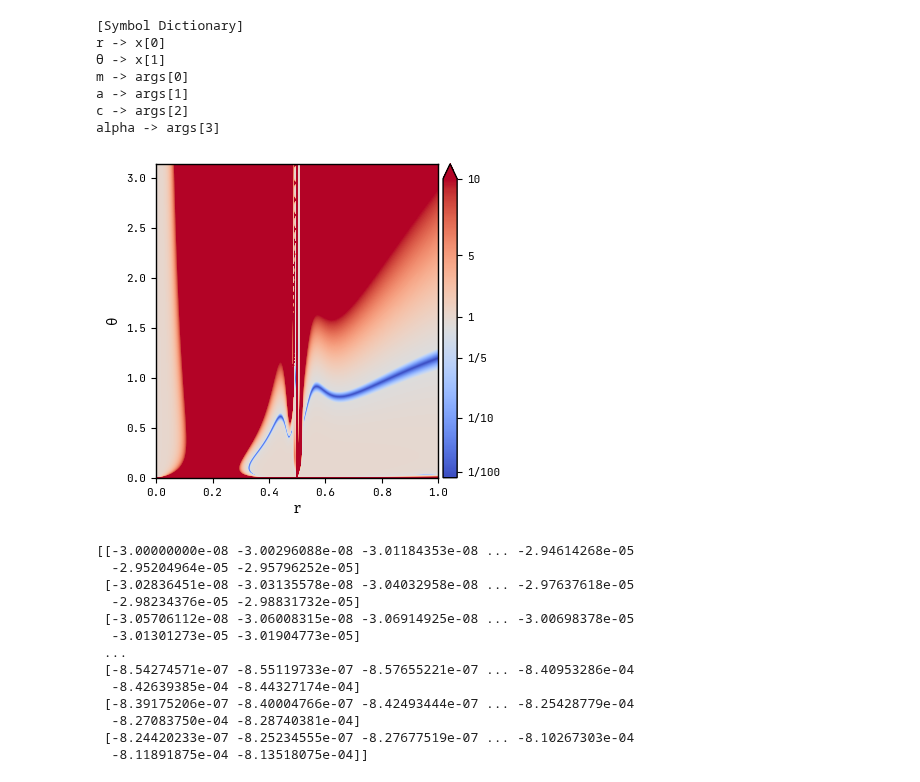
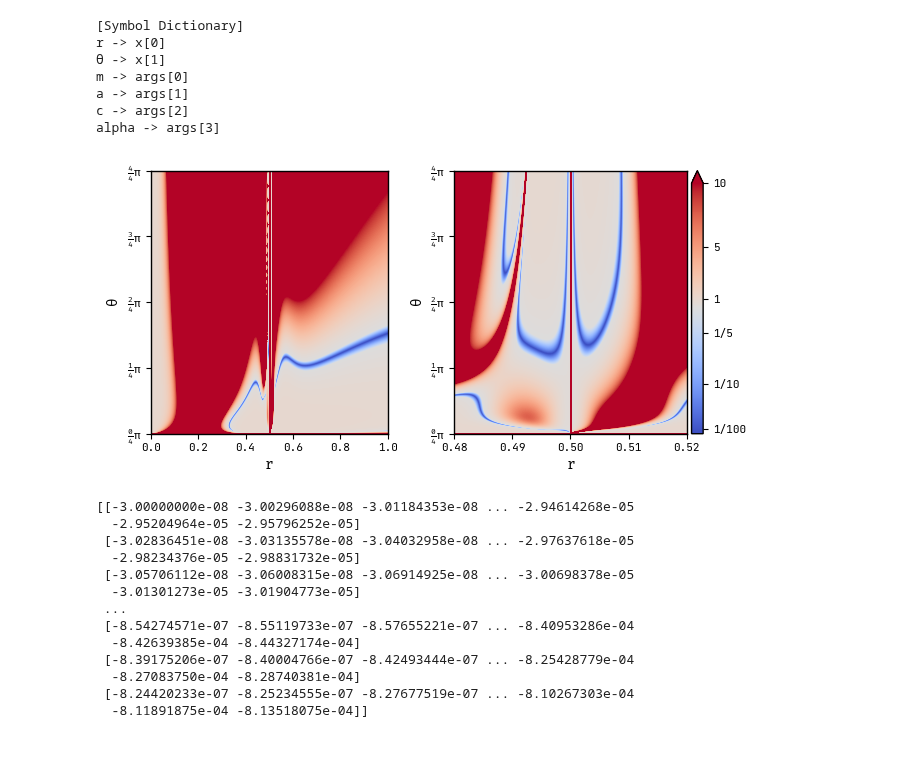
Before and after one commit to smups/inflatox, a Jupyter notebook: notebooks/egno.ipynb, the cells around one changed output. Drawn from its saved outputs; the diff is of its cells as text; code cells hidden in the pictures; blank space fills up the shorter version.

Commit message:
improved figures

```diff
--- a/notebooks/egno.ipynb
+++ b/notebooks/egno.ipynb
@@ -141,41 +143,63 @@ N_r, N_θ = 5000, 1000
 
 extent = (r_start, r_stop, θ_start, θ_stop)
 array = anguelova.evaluate(args, *extent, N_x0 = N_r, N_x1 = N_θ)
+# %%
+extent2 = (0.48, 0.52, θ_start, θ_stop)
+if array2 is not None: del array2
+array2 = anguelova.evaluate(args, *extent2, N_x0 = N_r, N_x1 = N_θ)
 # %%
 two_norm = mpl.colors.TwoSlopeNorm(0.25, vmax=10)
 cmap = mpl.colormaps['coolwarm'].copy()
 cmap.set_over(cmap(1.0))
 cmap.set_bad(cmap(1.0))
 
-fig = plt.figure(1, figsize=MAIN_FIG(0.9))
-ax = fig.gca()
-img = ax.imshow(
+fig, (ax1, ax2) = plt.subplots(1,2,
+  figsize=FULL_FIG(0.5),
+    width_ratios=[1, 1.05]
+)
+
+img = ax1.imshow(
   np.transpose(array),
   extent=extent,
   cmap=cmap,
   norm=two_norm,
   aspect='auto',
   origin='lower'
 )
 
+img = ax2.imshow(
+  np.transpose(array2),
+  extent=extent2,
+  cmap=cmap,
+  norm=two_norm,
+  aspect='auto',
+  origin='lower'
+)
+
+for ax in (ax1, ax2):
+  ax.set_yticks(
+    [np.pi*x/4 for x in range(0, 5)],
+    labels=[f'$\\frac{{{x}}}{{4}}\pi$' for x in range(0, 5)]
+  )
+  ax.set_xlabel(f'${sympy.latex(fields[0])}$')
+  ax.set_ylabel(f'${sympy.latex(fields[1])}$')
+
 #Make colorbar
-divider = make_axes_locatable(ax)
+divider = make_axes_locatable(ax2)
 cax = divider.append_axes("right", size="5%", pad=0.05)
 cbar = plt.colorbar(
   img,
   extend='max',
   location='right',
   ticks=[1/100, 1/10, 1/5, 1, 5, 10],
   cax=cax
 )
 cax.set_yticklabels(['1/100','1/10','1/5', '1', '5', '10'])
 
-ax.set_xlabel(f'${sympy.latex(fields[0])}$')
-ax.set_ylabel(f'${sympy.latex(fields[1])}$')
 fig.savefig('../out/egno.svg', transparent=True, bbox_inches="tight", pad_inches=0.05)
 fig.show()
 # %% [output]
-[figure, old version]
+[figure, new version]
 # %%
 r_start, r_stop = 0.4, 0.6
 pot_calc = anguelova.calc_V_array(
```
Also changed, not shown: parts of 1 cell of this notebook, 10 other files.
